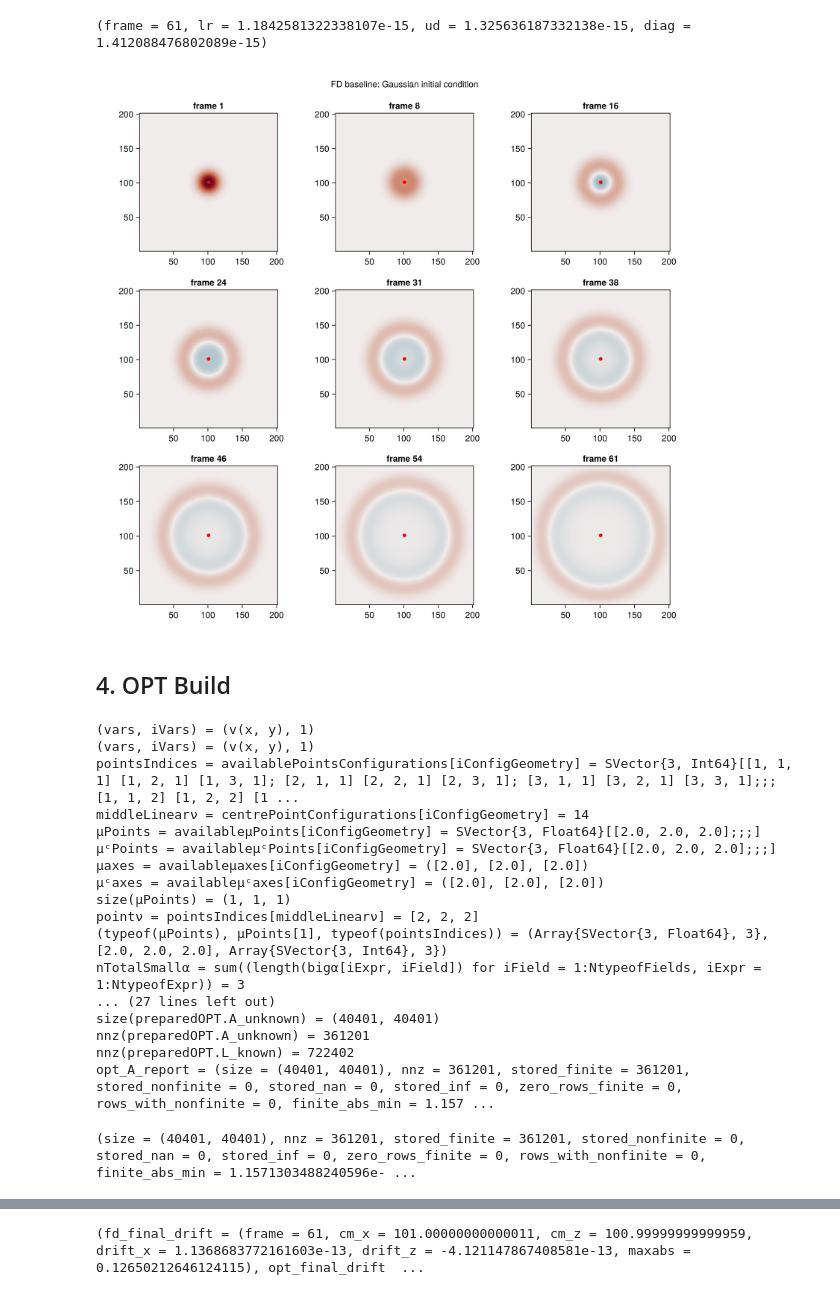
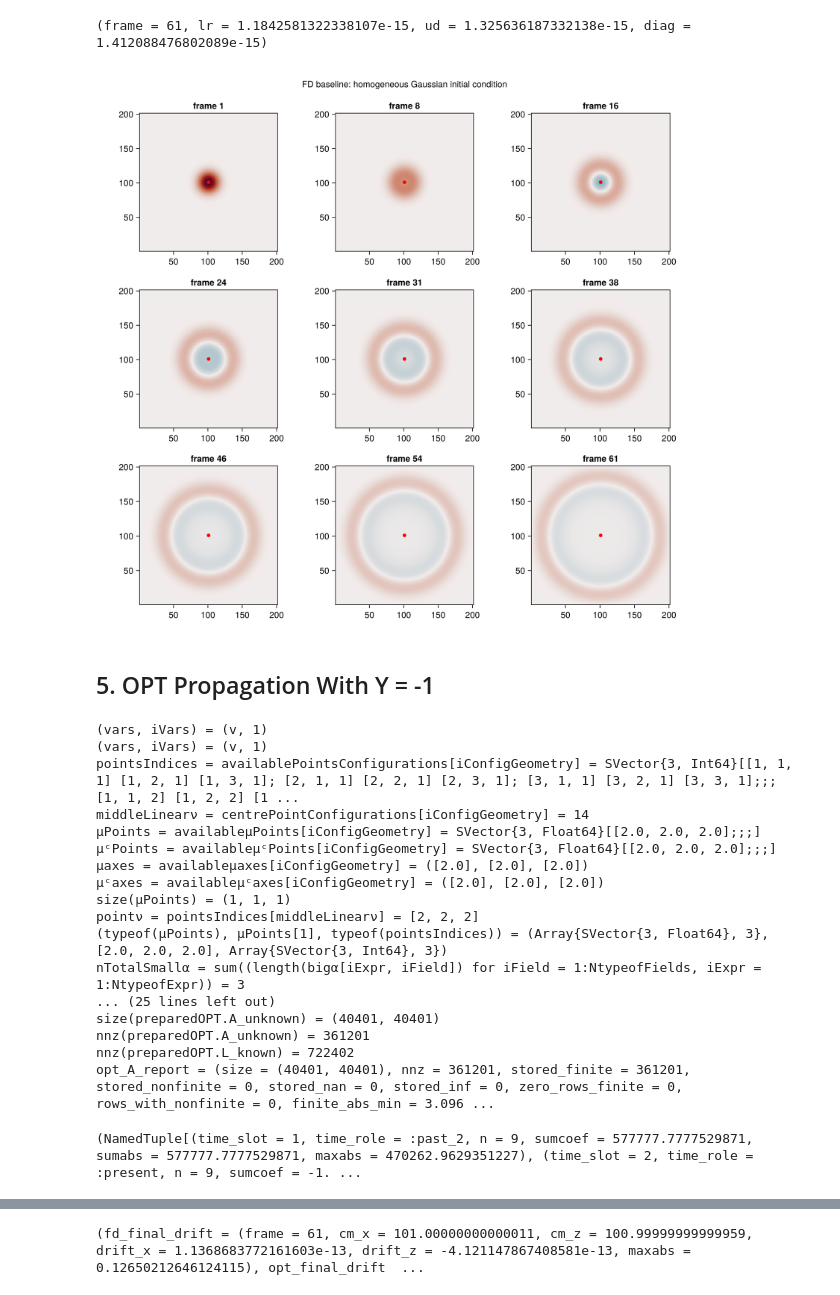
Before and after one commit to seismobassoon/flexOPT, a Jupyter notebook: notebooks/gaussianDrift_OPT_debug.ipynb, the cells around one changed output, grey strips where cells are left out. Saved outputs shown, nothing was run; the diff lists cells and outputs as text; code cells hidden in the pictures.

```diff
--- a/notebooks/gaussianDrift_OPT_debug.ipynb
+++ b/notebooks/gaussianDrift_OPT_debug.ipynb
@@ -105,16 +157,17 @@ fd_symmetry[end] = (frame = 61, lr = 1.1842581322338107e-15, ud = 1.325636187332
 # %%
 fig_fd = plot_wave_snapshots(
     frames_fd;
     sourcePoint=center,
-    title="FD baseline: Gaussian initial condition",
+    title="FD baseline: homogeneous Gaussian initial condition",
 )
 fig_fd
 # %% [output]
-[figure, old version]
+[figure, new version]
-# %% [markdown]
-## 4. OPT Build
+# %% [markdown]
+## 5. OPT Propagation With Y = -1
 # %%
 toyOPT = build_toy_opt_prepared(
+    famousEquationType="2DacousticHomoTime",
     velocity_value=velocity_value,
     shape=shape,
     dx=dx,
@@ -124,17 +177,23 @@ toyOPT = build_toy_opt_prepared(
     supplementaryOrder=supplementaryOrder,
     orderBspace=orderBspace,
     orderBtime=orderBtime,
+    YorderBspace=YorderBspace,
+    YorderBtime=YorderBtime,
 )
 preparedOPT = toyOPT.prepared
 
-@show preparedOPT.spaceShape preparedOPT.NpointsSpace preparedOPT.NField preparedOPT.NForceField preparedOPT.timePointsUsedForOneStep
+opt_A_report = implicit_matrix_report(preparedOPT)
+st_opt = operator_stencil_at_point(toyOPT.numOps, center; which=:left)
+opt_matrices = stencil_matrices_by_time(st_opt)
+opt_sums = sum.(getfield.(opt_matrices, :matrix))
+
+@show preparedOPT.spaceShape preparedOPT.NpointsSpace preparedOPT.timePointsUsedForOneStep
 @show size(preparedOPT.A_unknown) nnz(preparedOPT.A_unknown) nnz(preparedOPT.L_known)
-
-opt_A_report = implicit_matrix_report(preparedOPT)
 @show opt_A_report
+stencil_time_summary(st_opt), opt_matrices, opt_sums
 # %% [output]
-(vars, iVars) = (v(x, y), 1)
-(vars, iVars) = (v(x, y), 1)
+(vars, iVars) = (v, 1)
+(vars, iVars) = (v, 1)
 pointsIndices = availablePointsConfigurations[iConfigGeometry] = SVector{3, Int64}[[1, 1, 1] [1, 2, 1] [1, 3, 1]; [2, 1, 1] [2, 2, 1] [2, 3, 1]; [3, 1, 1] [3, 2, 1] [3, 3, 1];;; [1, 1, 2] [1, 2, 2] [1 ...
 middleLinearν = centrePointConfigurations[iConfigGeometry] = 14
 μPoints = availableμPoints[iConfigGeometry] = SVector{3, Float64}[[2.0, 2.0, 2.0];;;]
@@ -145,9 +204,9 @@ size(μPoints) = (1, 1, 1)
 pointν = pointsIndices[middleLinearν] = [2, 2, 2]
 (typeof(μPoints), μPoints[1], typeof(pointsIndices)) = (Array{SVector{3, Float64}, 3}, [2.0, 2.0, 2.0], Array{SVector{3, Int64}, 3})
 nTotalSmallα = sum((length(bigα[iExpr, iField]) for iField = 1:NtypeofFields, iExpr = 1:NtypeofExpr)) = 3
-... (27 lines left out)
+... (25 lines left out)
 size(preparedOPT.A_unknown) = (40401, 40401)
 nnz(preparedOPT.A_unknown) = 361201
 nnz(preparedOPT.L_known) = 722402
-opt_A_report = (size = (40401, 40401), nnz = 361201, stored_finite = 361201, stored_nonfinite = 0, stored_nan = 0, stored_inf = 0, zero_rows_finite = 0, rows_with_nonfinite = 0, finite_abs_min = 1.157 ...
+opt_A_report = (size = (40401, 40401), nnz = 361201, stored_finite = 361201, stored_nonfinite = 0, stored_nan = 0, stored_inf = 0, zero_rows_finite = 0, rows_with_nonfinite = 0, finite_abs_min = 3.096 ...
-(size = (40401, 40401), nnz = 361201, stored_finite = 361201, stored_nonfinite = 0, stored_nan = 0, stored_inf = 0, zero_rows_finite = 0, rows_with_nonfinite = 0, finite_abs_min = 1.1571303488240596e- ...
+(NamedTuple[(time_slot = 1, time_role = :past_2, n = 9, sumcoef = 577777.7777529871, sumabs = 577777.7777529871, maxabs = 470262.9629351227), (time_slot = 2, time_role = :present, n = 9, sumcoef = -1. ...
```
Also changed, not shown: parts of 20 cells of this notebook, 12 other files.
